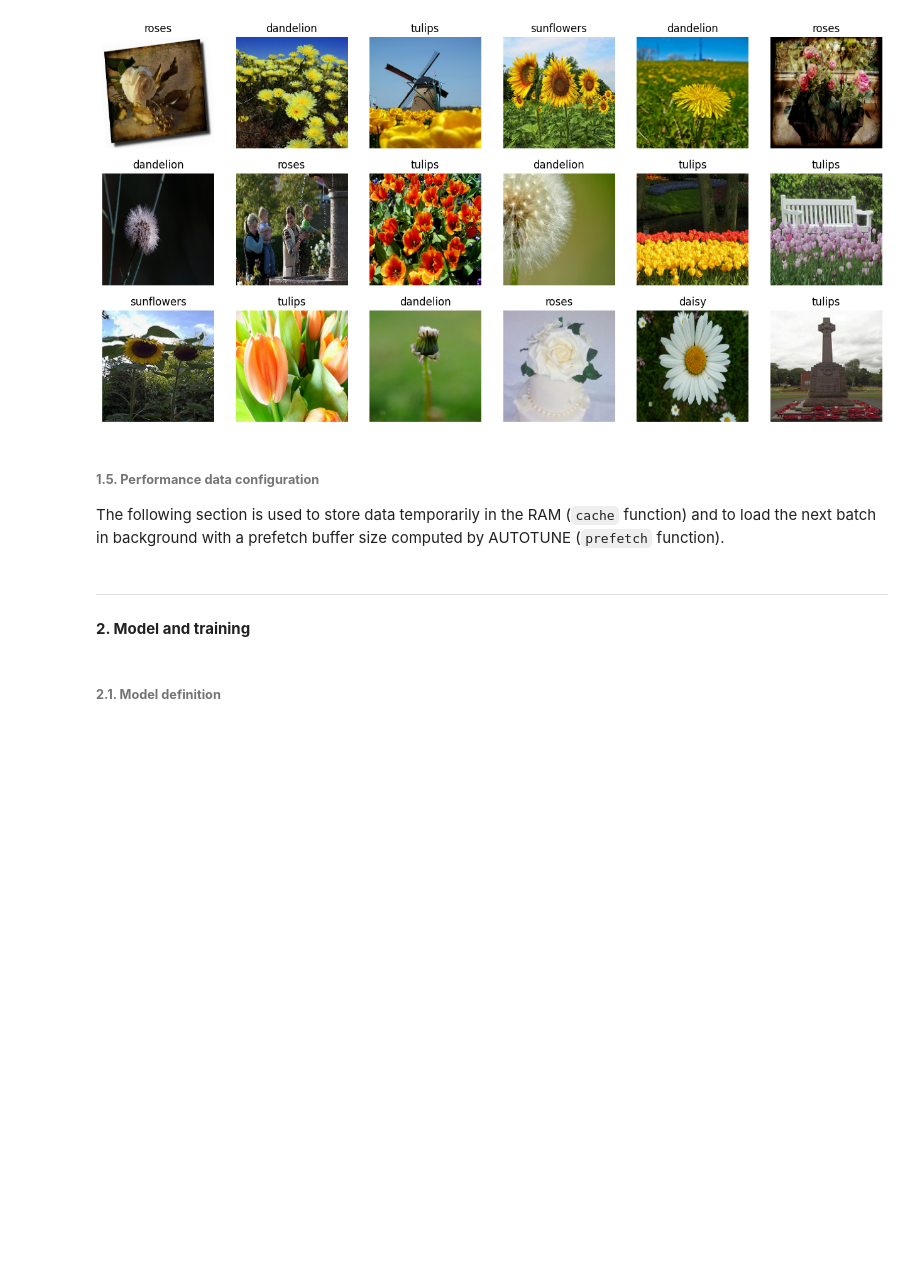
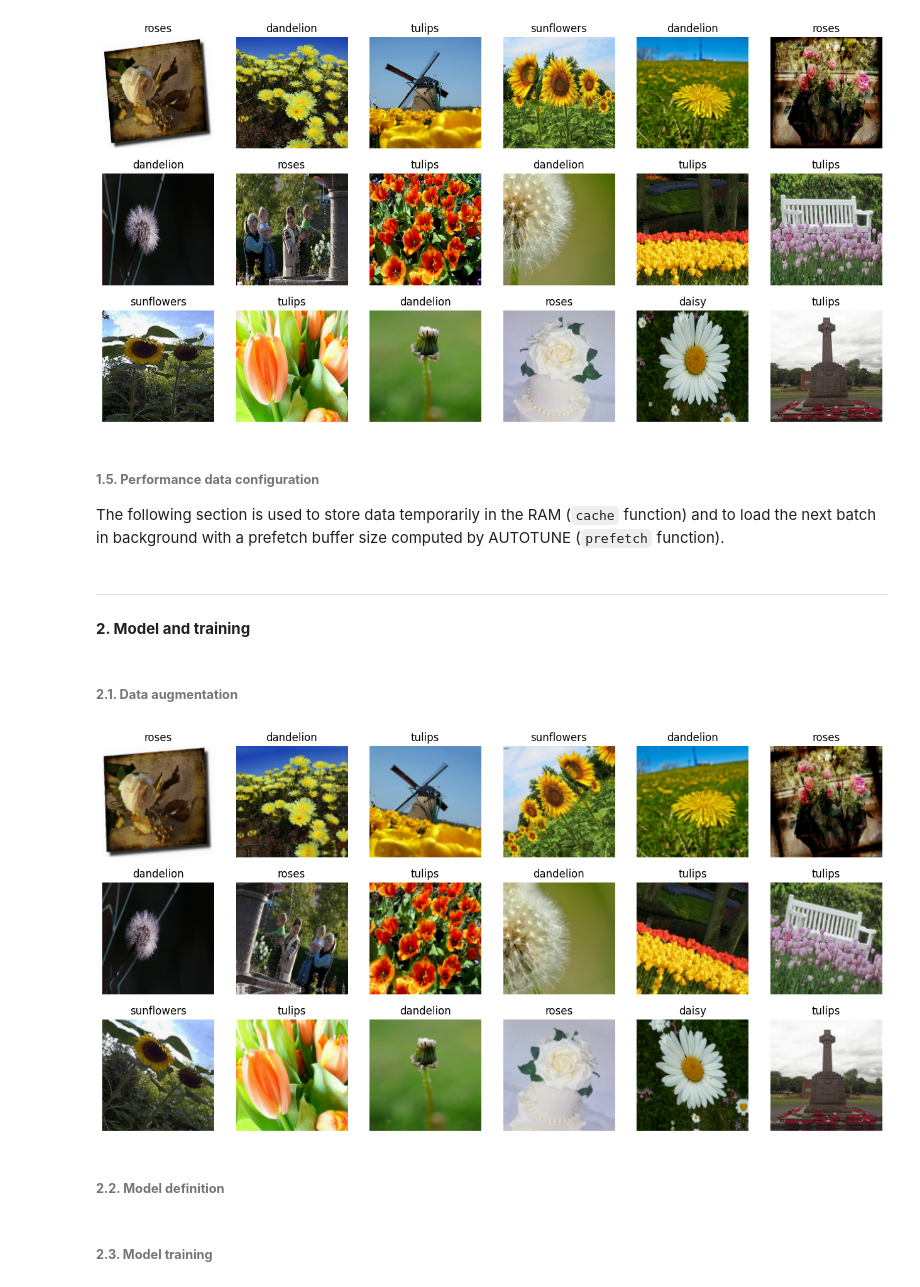
Before and after one commit to Benjamin-morel/TensorFlow, a Jupyter notebook: 04_convolution_CNN.ipynb, the cells around one changed output. Cells and saved outputs as stored; diff of their text form; code cells hidden in the pictures; blank space fills up the shorter version.

```diff
--- a/04_convolution_CNN.ipynb
+++ b/04_convolution_CNN.ipynb
@@ -127,6 +127,7 @@ As can be seen with the function `plot_image`, the flower data are very varied a
 # %%
 plt.figure(figsize=(16, 8))
 for images, labels in train_ds.take(1):
+  tensor_images, tensor_labels = images, labels
   for i in range(18):
     ax = plt.subplot(3, 6, i + 1)
     plot_image(images[i].numpy().astype("uint8"), class_names[labels[i]])
@@ -145,8 +147,24 @@ val_ds = val_ds.cache().prefetch(buffer_size=AUTOTUNE)
 
 
 #### **2. Model and training**
+# %% [markdown]
+###### **2.1. Data augmentation**
+# %%
+data_augmentation = keras.Sequential([
+    layers.RandomFlip("horizontal", input_shape=(img_height, img_width, 3)),
+    layers.RandomRotation(0.1),
+    layers.RandomZoom(0.1),], name="data_augmentation_layer")
+
+images_modified = data_augmentation(tensor_images) # apply to the example set
+# %%
+plt.figure(figsize=(16, 8))
+for i in range(18):
+  ax = plt.subplot(3, 6, i + 1)
+  plot_image(images_modified[i].numpy().astype("uint8"), class_names[tensor_labels[i]])
+# %% [output]
+[figure, added]
 # %% [markdown]
-###### **2.1. Model definition**
+###### **2.2. Model definition**
 # %%
 def create_model():
   num_classes = len(class_names)
@@ -169,6 +189,8 @@ def create_model():
                 loss=keras.losses.SparseCategoricalCrossentropy(from_logits=True),
                 metrics=[keras.metrics.SparseCategoricalAccuracy()])
   return model
+# %% [markdown]
+###### **2.3. Model training**
 # %%
 def train_model(model, training_data, validation_data, **kwargs):
   kwargs.setdefault("epochs", 5)
```
Also changed, not shown: parts of 22 cells of this notebook.
